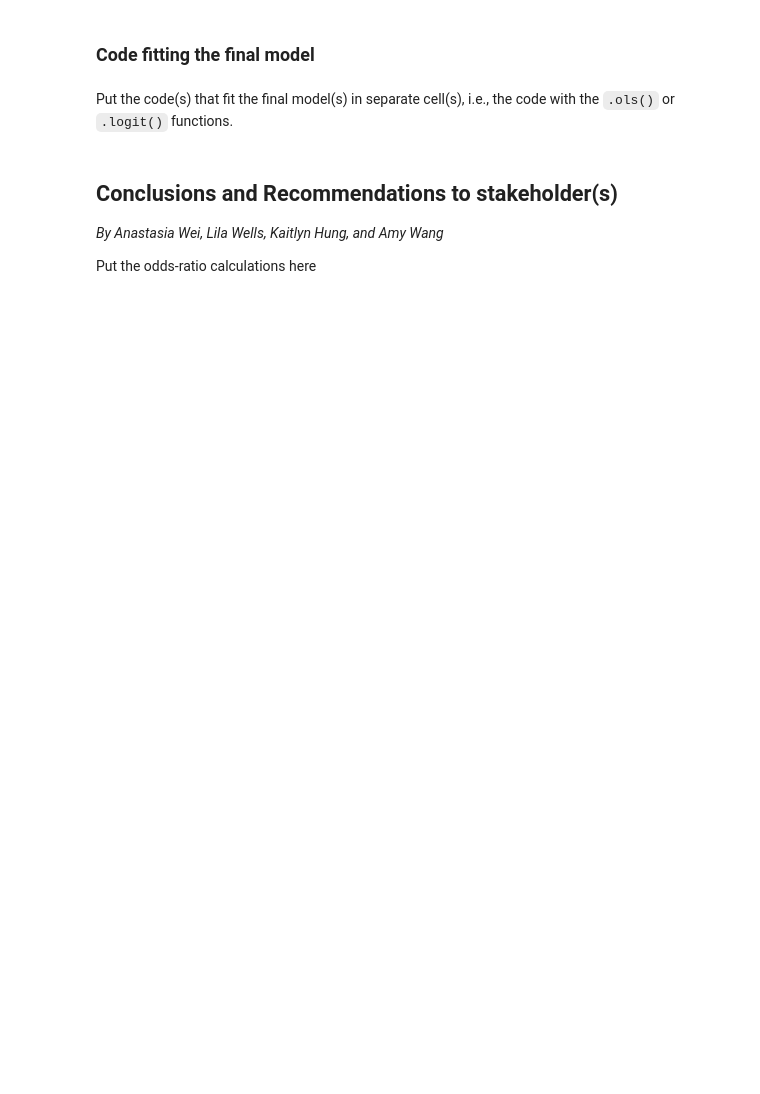
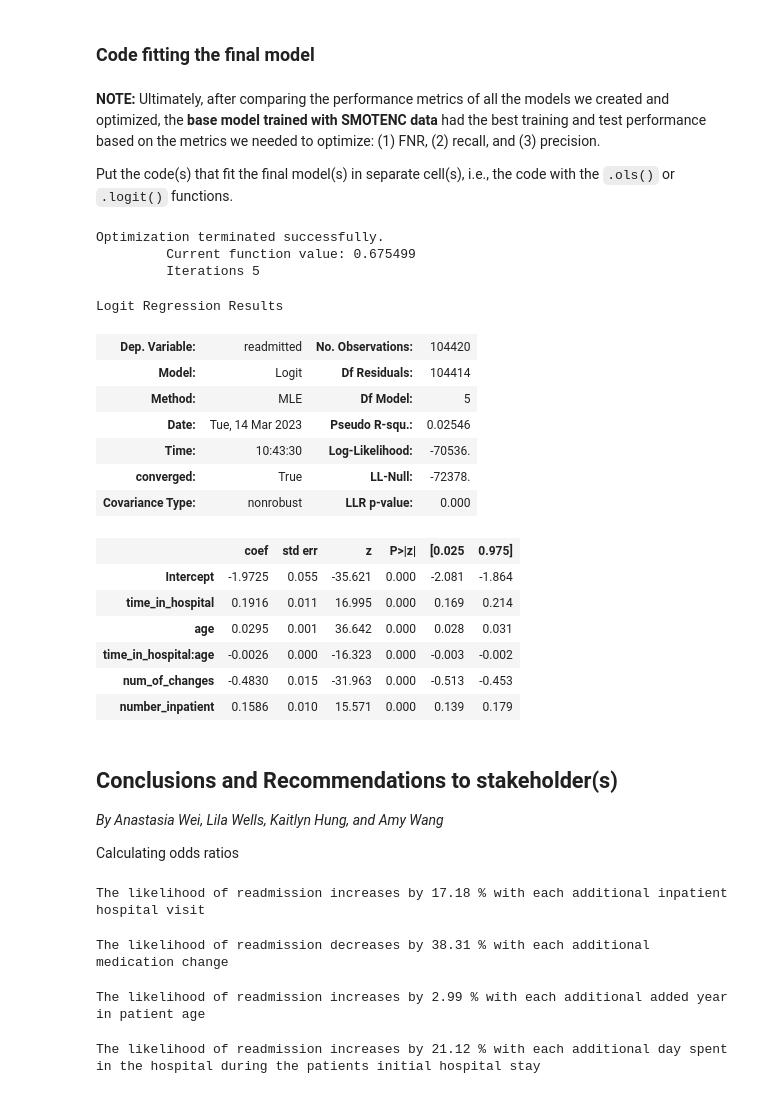
Before and after one commit to AnastasiaKWei/Saturn, a Jupyter notebook: Project Code Saturn.ipynb, the cells around one changed output. Drawn from its saved outputs; the diff is of its cells as text; code cells hidden in the pictures; blank space fills up the shorter version.

Commit message:
Calculating odds ratios

```diff
--- a/Project Code Saturn.ipynb
+++ b/Project Code Saturn.ipynb
@@ -1739,9 +1662,74 @@ ROC-AUC = 54.4% <br>
 # %% [markdown]
 ### Code fitting the final model
 # %% [markdown]
+**NOTE:** Ultimately, after comparing the performance metrics of all the models we created and optimized, the **base model trained with SMOTENC data** had the best training and test performance based on the metrics we needed to optimize: (1) FNR, (2) recall, and (3) precision.
+
 Put the code(s) that fit the final model(s) in separate cell(s), i.e., the code with the `.ols()` or `.logit()` functions.
+# %%
+# Final modeling
+final_model = sm.logit(formula = 'readmitted ~ time_in_hospital*age + num_of_changes + number_inpatient', data = train1).fit() #Developing logistic regression model
+final_model .summary()
+# %% [output]
+Optimization terminated successfully.
+         Current function value: 0.675499
+         Iterations 5
+Logit Regression Results
+| Dep. Variable: | readmitted | No. Observations: | 104420 |
+| Model: | Logit | Df Residuals: | 104414 |
+| Method: | MLE | Df Model: | 5 |
+| Date: | Tue, 14 Mar 2023 | Pseudo R-squ.: | 0.02546 |
+| Time: | 10:43:30 | Log-Likelihood: | -70536. |
+| converged: | True | LL-Null: | -72378. |
+| Covariance Type: | nonrobust | LLR p-value: | 0.000 |
+|  | coef | std err | z | P>|z| | [0.025 | 0.975] |
+| Intercept | -1.9725 | 0.055 | -35.621 | 0.000 | -2.081 | -1.864 |
+| time_in_hospital | 0.1916 | 0.011 | 16.995 | 0.000 | 0.169 | 0.214 |
+| age | 0.0295 | 0.001 | 36.642 | 0.000 | 0.028 | 0.031 |
+| time_in_hospital:age | -0.0026 | 0.000 | -16.323 | 0.000 | -0.003 | -0.002 |
+| num_of_changes | -0.4830 | 0.015 | -31.963 | 0.000 | -0.513 | -0.453 |
+| number_inpatient | 0.1586 | 0.010 | 15.571 | 0.000 | 0.139 | 0.179 |
 # %% [markdown]
 ## Conclusions and Recommendations to stakeholder(s)
 *By Anastasia Wei, Lila Wells, Kaitlyn Hung, and Amy Wang*
 
-Put the odds-ratio calculations here
+Calculating odds ratios
+# %%
+# Calculating the odds ratios for number_inpatient
+odds_ratio = np.exp(final_model.params["number_inpatient"])
+
+# Calculate the percentage increase in the odds
+pct_increase = (odds_ratio - 1) * 100
+
+print('The likelihood of readmission increases by', round(pct_increase, 2), '% with each additional inpatient hospital visit')
+# %% [output]
+The likelihood of readmission increases by 17.18 % with each additional inpatient hospital visit
+# %%
+# Calculating the odds ratios for num_of_changes
+odds_ratio = np.exp(final_model.params["num_of_changes"])
+
+# Calculate the percentage increase in the odds
+pct_increase = (odds_ratio - 1) * 100
+
+print('The likelihood of readmission decreases by', round(abs(pct_increase), 2), '% with each additional medication change')
+# %% [output]
+The likelihood of readmission decreases by 38.31 % with each additional medication change
+# %%
+# Calculating the odds ratios for num_of_changes
+odds_ratio = np.exp(final_model.params["age"])
+
+# Calculate the percentage increase in the odds
+pct_increase = (odds_ratio - 1) * 100
+
+print('The likelihood of readmission increases by', round(pct_increase, 2), '% with each additional added year in patient age')
+# %% [output]
+The likelihood of readmission increases by 2.99 % with each additional added year in patient age
+# %%
+# Calculating the odds ratios for time_in_hospital
+odds_ratio = np.exp(final_model.params["time_in_hospital"])
+
+# Calculate the percentage increase in the odds
+pct_increase = (odds_ratio - 1) * 100
+
+print('The likelihood of readmission increases by', round(pct_increase, 2), '% with each additional day spent in the hospital during the patients initial hospital stay')
+# %% [output]
+The likelihood of readmission increases by 21.12 % with each additional day spent in the hospital during the patients initial hospital stay
```
Also changed, not shown: parts of 27 cells of this notebook, 3 other files.
